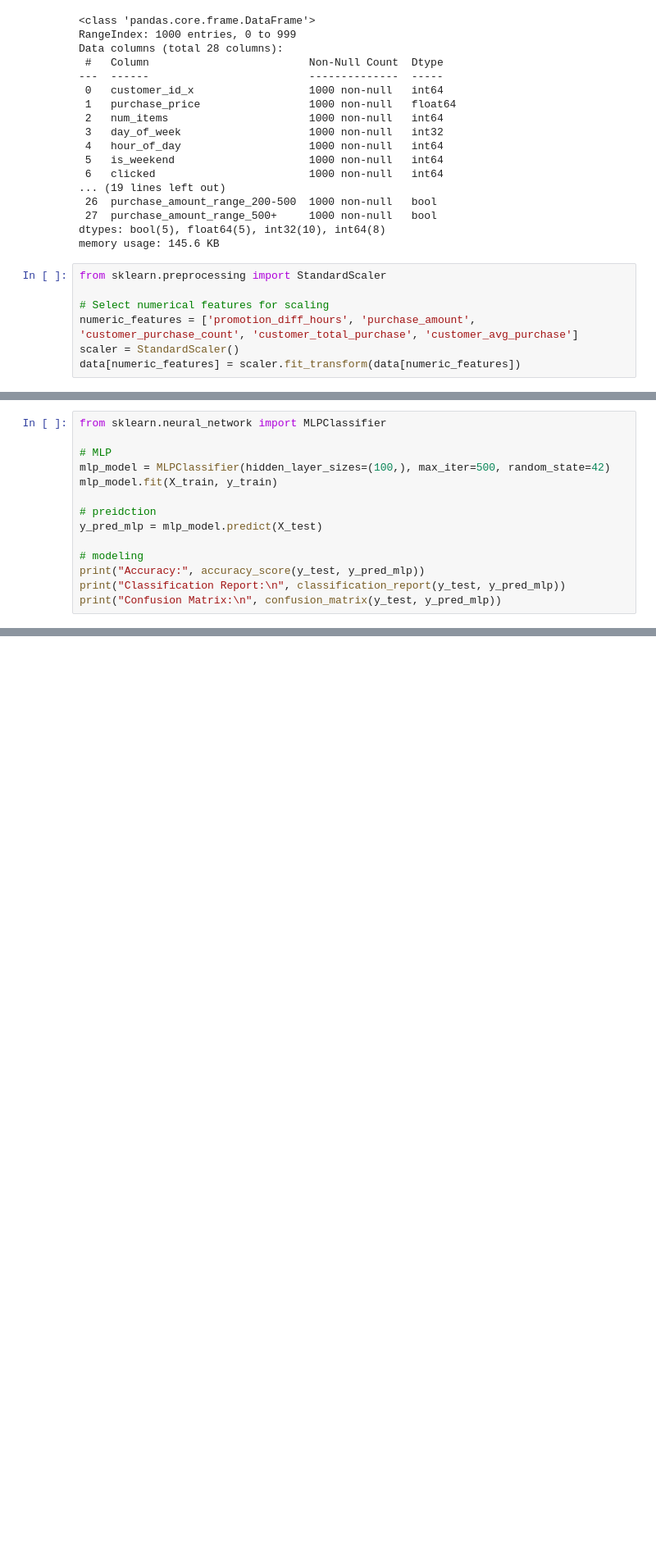
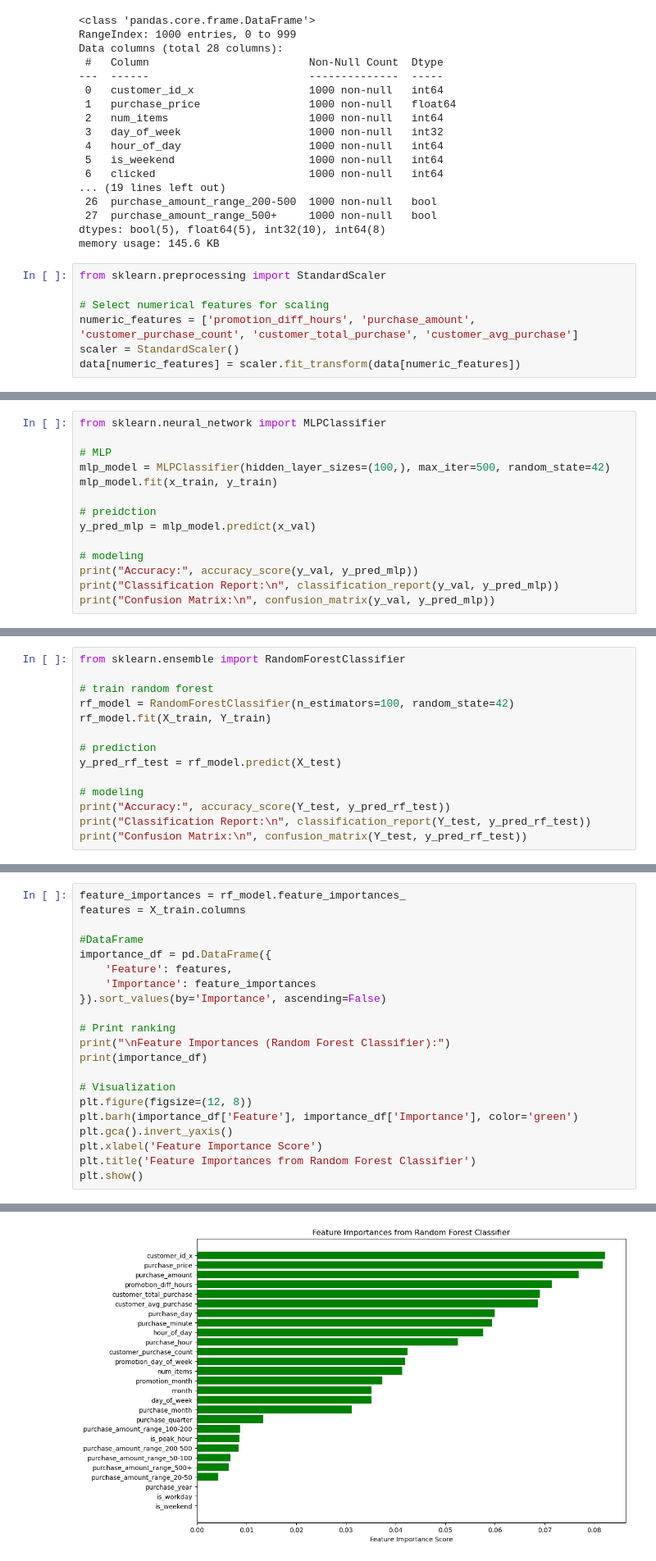
Before and after one commit to MingzengQin/Intership, a Jupyter notebook: EDA.ipynb, the cells around one changed output, grey strips where cells are left out. Shown at 82% size. Drawn from its saved outputs; the diff is of its cells as text; blank space fills up the shorter version.

Commit message:
uplaod feature importance with visualization

```diff
--- a/EDA.ipynb
+++ b/EDA.ipynb
@@ -431,13 +433,13 @@ from sklearn.neural_network import MLPClassifier
 
 # MLP
 mlp_model = MLPClassifier(hidden_layer_sizes=(100,), max_iter=500, random_state=42)
-mlp_model.fit(X_train, y_train)
+mlp_model.fit(x_train, y_train)
 
 # preidction
-y_pred_mlp = mlp_model.predict(X_test)
+y_pred_mlp = mlp_model.predict(x_val)
 
 # modeling
-print("Accuracy:", accuracy_score(y_test, y_pred_mlp))
-print("Classification Report:\n", classification_report(y_test, y_pred_mlp))
-print("Confusion Matrix:\n", confusion_matrix(y_test, y_pred_mlp))
+print("Accuracy:", accuracy_score(y_val, y_pred_mlp))
+print("Classification Report:\n", classification_report(y_val, y_pred_mlp))
+print("Confusion Matrix:\n", confusion_matrix(y_val, y_pred_mlp))
 # %% [output]
@@ -479,0 +482,14 @@ MLP: Accuracy = 0.5000
+# %%
+from sklearn.ensemble import RandomForestClassifier
+
+# train random forest
+rf_model = RandomForestClassifier(n_estimators=100, random_state=42)
+rf_model.fit(X_train, Y_train)
+
+# prediction
+y_pred_rf_test = rf_model.predict(X_test)
+
+# modeling
+print("Accuracy:", accuracy_score(Y_test, y_pred_rf_test))
+print("Classification Report:\n", classification_report(Y_test, y_pred_rf_test))
+print("Confusion Matrix:\n", confusion_matrix(Y_test, y_pred_rf_test))
@@ -479,0 +511,22 @@ MLP: Accuracy = 0.5000
+# %%
+feature_importances = rf_model.feature_importances_
+features = X_train.columns
+
+#DataFrame
+importance_df = pd.DataFrame({
+    'Feature': features,
+    'Importance': feature_importances
+}).sort_values(by='Importance', ascending=False)
+
+# Print ranking
+print("\nFeature Importances (Random Forest Classifier):")
+print(importance_df)
+
+# Visualization
+plt.figure(figsize=(12, 8))
+plt.barh(importance_df['Feature'], importance_df['Importance'], color='green')
+plt.gca().invert_yaxis()
+plt.xlabel('Feature Importance Score')
+plt.title('Feature Importances from Random Forest Classifier')
+plt.show()
+# %% [output]
@@ -479,0 +550 @@ MLP: Accuracy = 0.5000
+[figure, added]
```
Also changed, not shown: parts of 10 cells of this notebook.
